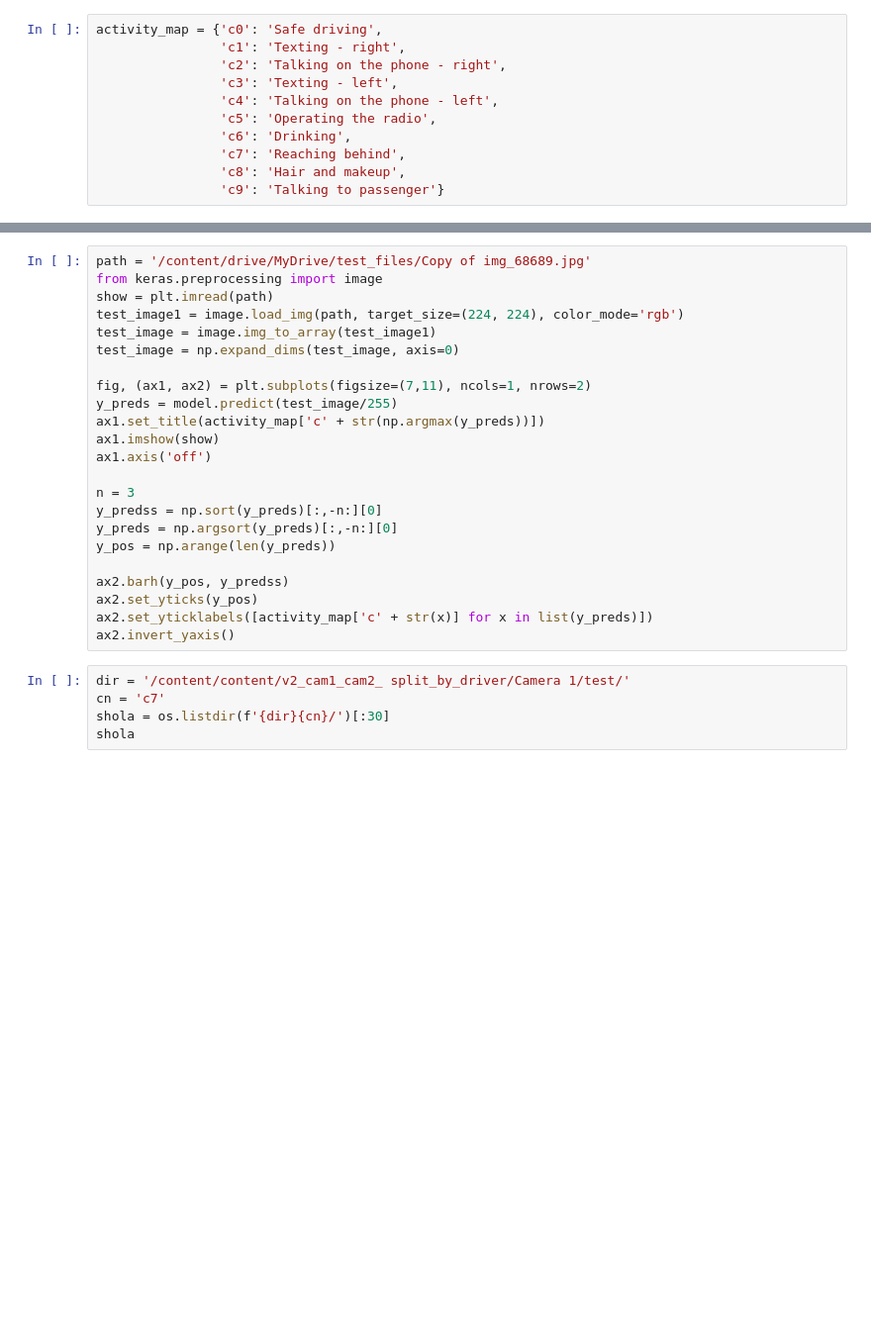
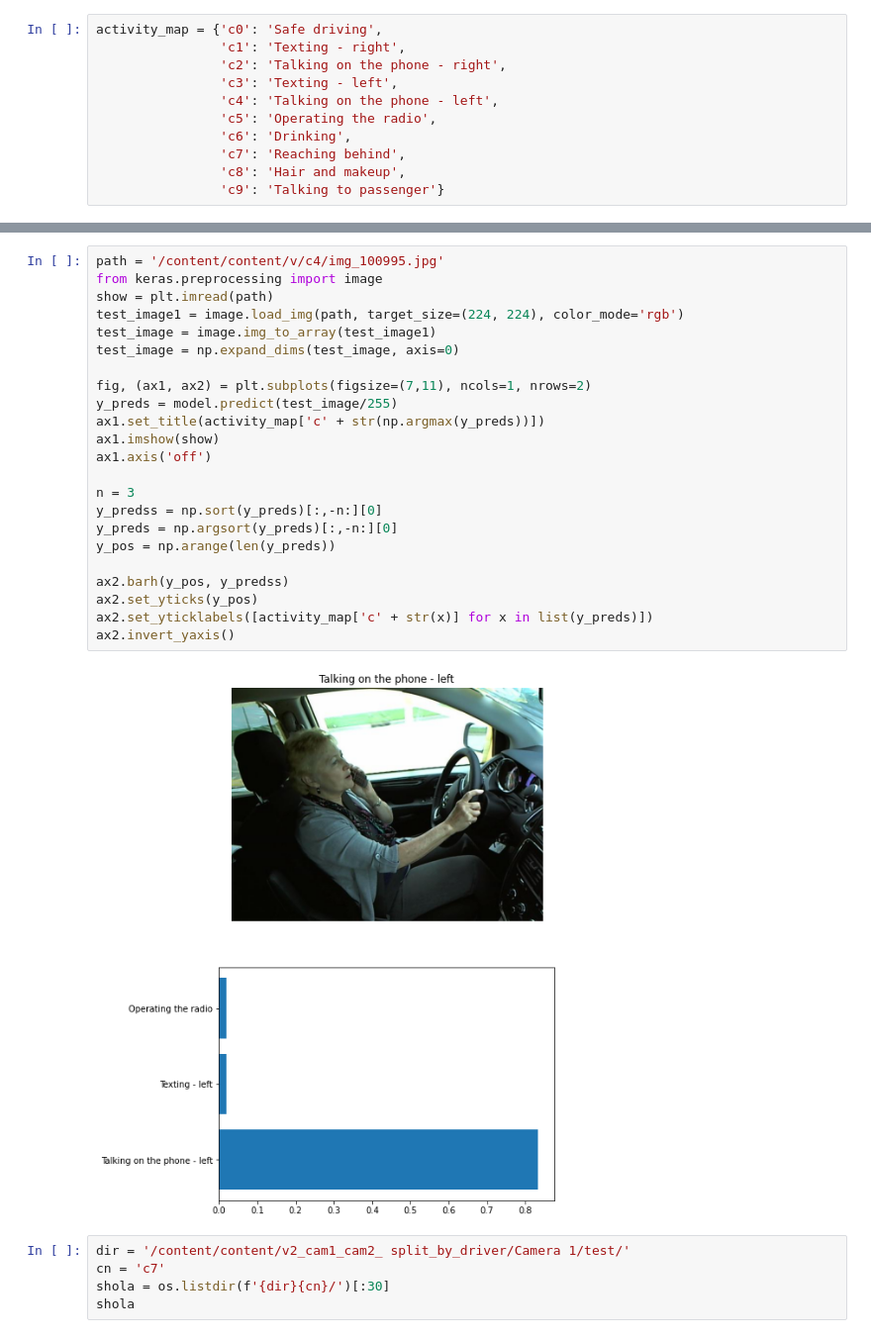
Before and after one commit to ElFarash/Distracted-Driver-Classification, a Jupyter notebook: Tensorflow Driver Actions Classification ResNet50withBiLSTMs.ipynb, the cells around one changed output, grey strips where cells are left out. Shown at 99% size. Saved outputs shown, nothing was run; the diff lists cells and outputs as text; blank space fills up the shorter version.

```diff
--- a/Tensorflow Driver Actions Classification ResNet50withBiLSTMs.ipynb
+++ b/Tensorflow Driver Actions Classification ResNet50withBiLSTMs.ipynb
@@ -463,26 +485,28 @@ ax2.invert_yaxis()
 # %%
-path = '/content/drive/MyDrive/test_files/Copy of img_68689.jpg'
+path = '/content/content/v/c4/img_100995.jpg'
 from keras.preprocessing import image
 show = plt.imread(path)
 test_image1 = image.load_img(path, target_size=(224, 224), color_mode='rgb')
 test_image = image.img_to_array(test_image1)
 test_image = np.expand_dims(test_image, axis=0)
 
 fig, (ax1, ax2) = plt.subplots(figsize=(7,11), ncols=1, nrows=2)
 y_preds = model.predict(test_image/255)
 ax1.set_title(activity_map['c' + str(np.argmax(y_preds))])
 ax1.imshow(show)
 ax1.axis('off')
 
 n = 3
 y_predss = np.sort(y_preds)[:,-n:][0]
 y_preds = np.argsort(y_preds)[:,-n:][0]
 y_pos = np.arange(len(y_preds))
 
 ax2.barh(y_pos, y_predss)
 ax2.set_yticks(y_pos)
 ax2.set_yticklabels([activity_map['c' + str(x)] for x in list(y_preds)])
 ax2.invert_yaxis()
+# %% [output]
+[figure, added]
 # %%
 dir = '/content/content/v2_cam1_cam2_ split_by_driver/Camera 1/test/'
 cn = 'c7'
```
Also changed, not shown: parts of 8 cells of this notebook, 1 other file.
